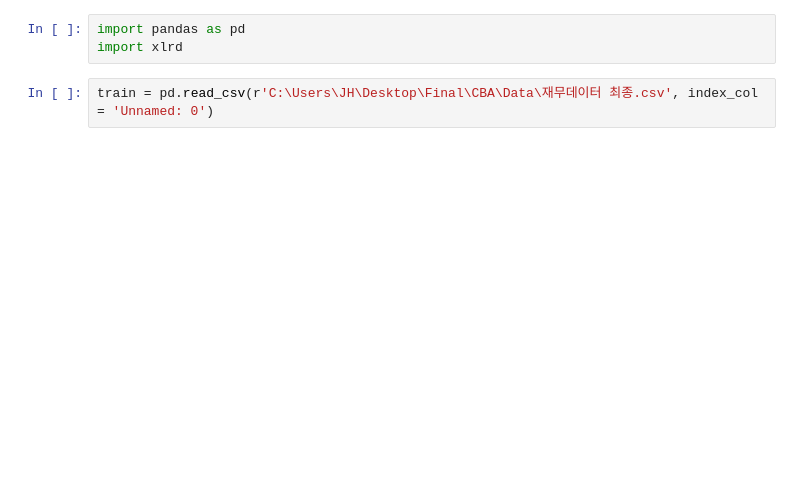
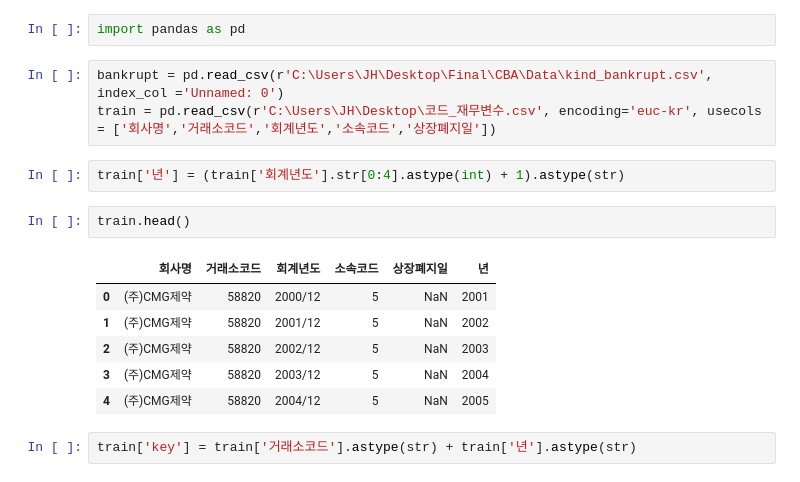
Before and after one commit to JxxHxxx/Ubion-CorporateBankruptcyAnalysis, a Jupyter notebook: Code/JH/prepro_bankruptcy.ipynb, the cells around one changed output. Cells and saved outputs as stored; diff of their text form; blank space fills up the shorter version.

```diff
--- a/Code/JH/prepro_bankruptcy.ipynb
+++ b/Code/JH/prepro_bankruptcy.ipynb
@@ -1,5 +1,18 @@
 # %%
 import pandas as pd
-import xlrd
 # %%
-train = pd.read_csv(r'C:\Users\JH\Desktop\Final\CBA\Data\재무데이터 최종.csv', index_col = 'Unnamed: 0')
+bankrupt = pd.read_csv(r'C:\Users\JH\Desktop\Final\CBA\Data\kind_bankrupt.csv', index_col ='Unnamed: 0')
+train = pd.read_csv(r'C:\Users\JH\Desktop\코드_재무변수.csv', encoding='euc-kr', usecols = ['회사명','거래소코드','회계년도','소속코드','상장폐지일'])
+# %%
+train['년'] = (train['회계년도'].str[0:4].astype(int) + 1).astype(str)
+# %%
+train.head()
+# %% [output]
+|  | 회사명 | 거래소코드 | 회계년도 | 소속코드 | 상장폐지일 | 년 |
+| 0 | (주)CMG제약 | 58820 | 2000/12 | 5 | NaN | 2001 |
+| 1 | (주)CMG제약 | 58820 | 2001/12 | 5 | NaN | 2002 |
+| 2 | (주)CMG제약 | 58820 | 2002/12 | 5 | NaN | 2003 |
+| 3 | (주)CMG제약 | 58820 | 2003/12 | 5 | NaN | 2004 |
+| 4 | (주)CMG제약 | 58820 | 2004/12 | 5 | NaN | 2005 |
+# %%
+train['key'] = train['거래소코드'].astype(str) + train['년'].astype(str)
```
Also changed, not shown: parts of 21 cells of this notebook, 4 other files.
